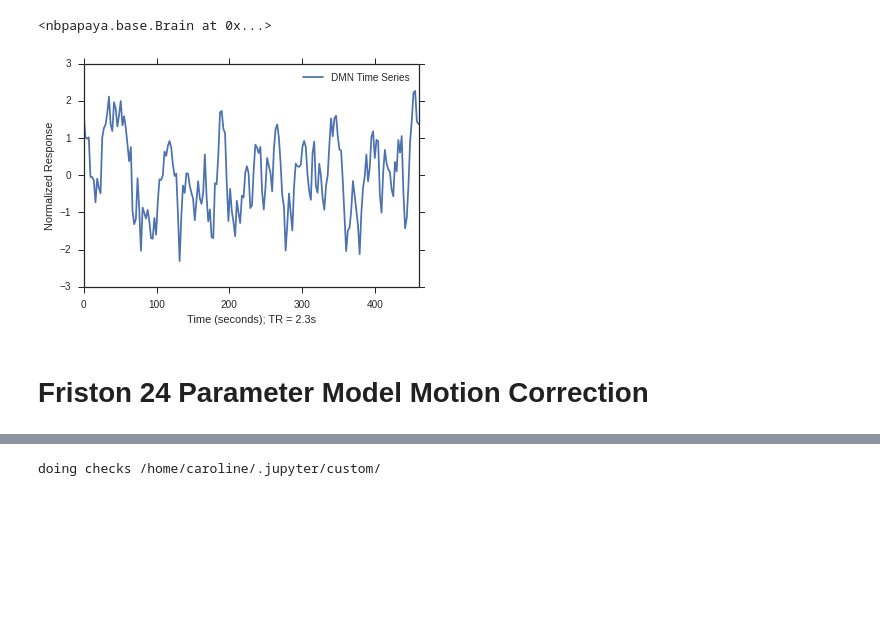
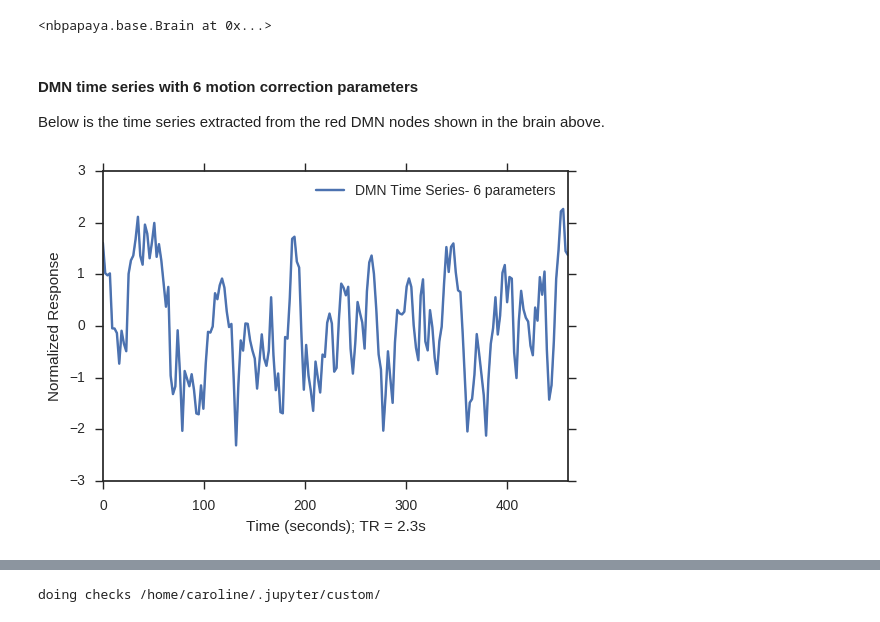
Before and after one commit to belyguerra/platypus, a Jupyter notebook: brains.ipynb, the cells around one changed output, grey strips where cells are left out. Drawn from its saved outputs; the diff is of its cells as text; code cells hidden in the pictures; blank space fills up the shorter version.

```diff
--- a/brains.ipynb
+++ b/brains.ipynb
@@ -71,9 +147,10 @@ doing checks /home/caroline/.jupyter/custom/
+# %% [markdown]
+#### DMN time series with 6 motion correction parameters
+Below is the time series extracted from the red DMN nodes shown in the brain above.
 # %%
-plot_time_series(time_series_data['6par'],
+cor6 = plot_time_series(time_series_data['6par'],
                  y_axis="Normalized Response",
-                 title="DMN Time Series",
+                 title="DMN Time Series- 6 parameters",
                  time_course=TR_time, TR_value=TR)
 # %% [output]
-[figure, old version]
+[figure, new version]
-# %% [markdown]
-# Friston 24 Parameter Model Motion Correction
```
Also changed, not shown: parts of 37 cells of this notebook.
